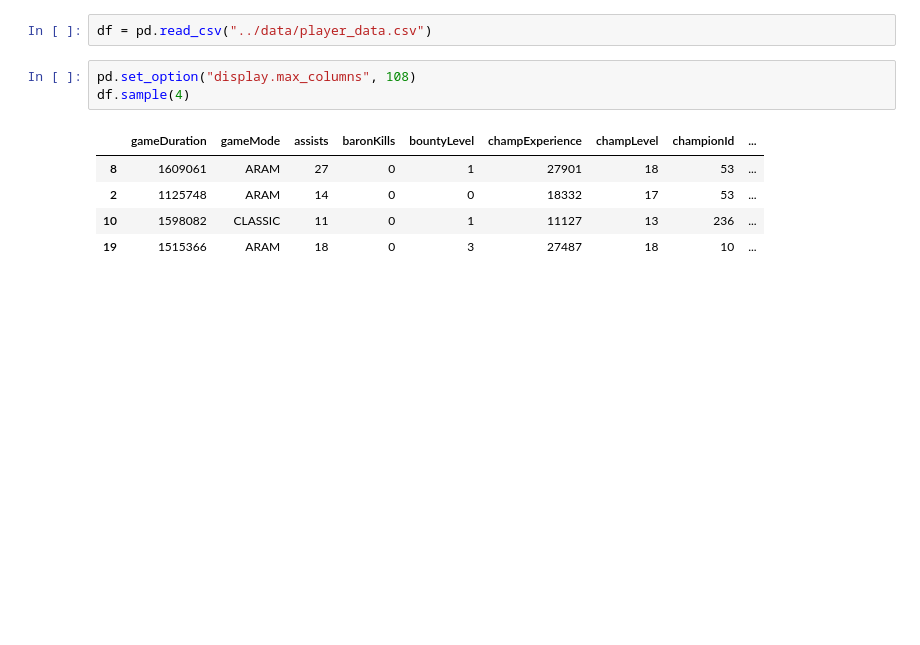
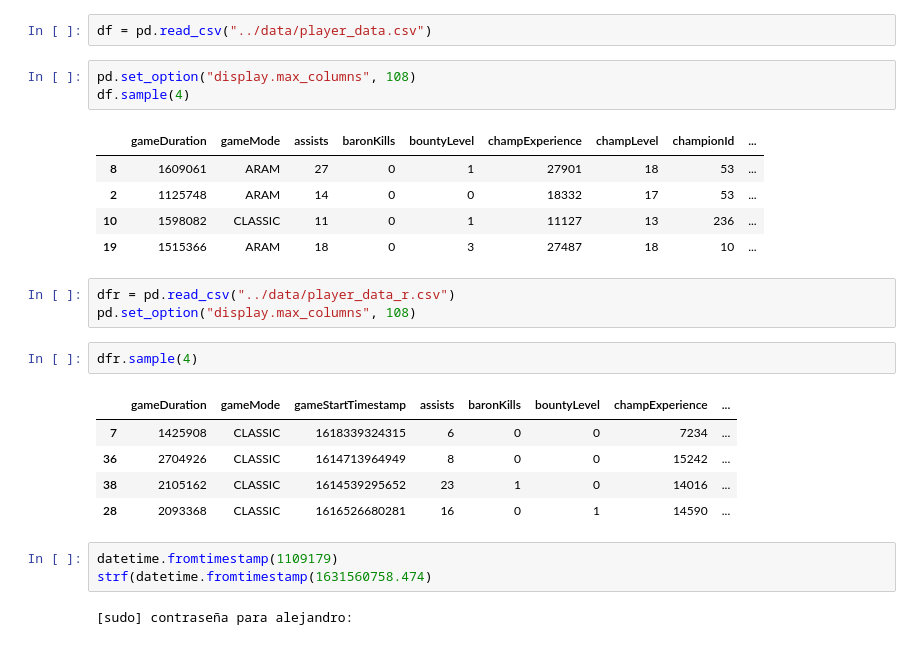
Before and after one commit to jalex141/League-Rank, a Jupyter notebook: notebooks/clean.ipynb, the cells around one changed output. Drawn from its saved outputs; the diff is of its cells as text; blank space fills up the shorter version.

```diff
--- a/notebooks/clean.ipynb
+++ b/notebooks/clean.ipynb
@@ -26,3 +28,19 @@ df.sample(4)
 | 2 | 1125748 | ARAM | 14 | 0 | 0 | 18332 | 17 | 53 | ... |
 | 10 | 1598082 | CLASSIC | 11 | 0 | 1 | 11127 | 13 | 236 | ... |
 | 19 | 1515366 | ARAM | 18 | 0 | 3 | 27487 | 18 | 10 | ... |
+# %%
+dfr = pd.read_csv("../data/player_data_r.csv")
+pd.set_option("display.max_columns", 108)
+# %%
+dfr.sample(4)
+# %% [output]
+|  | gameDuration | gameMode | gameStartTimestamp | assists | baronKills | bountyLevel | champExperience | ... |
+| 7 | 1425908 | CLASSIC | 1618339324315 | 6 | 0 | 0 | 7234 | ... |
+| 36 | 2704926 | CLASSIC | 1614713964949 | 8 | 0 | 0 | 15242 | ... |
+| 38 | 2105162 | CLASSIC | 1614539295652 | 23 | 1 | 0 | 14016 | ... |
+| 28 | 2093368 | CLASSIC | 1616526680281 | 16 | 0 | 1 | 14590 | ... |
+# %%
+datetime.fromtimestamp(1109179)
+strf(datetime.fromtimestamp(1631560758.474)
+# %% [output]
+[sudo] contraseña para alejandro:
```
Also changed, not shown: parts of 3 cells of this notebook, 4 other files.
